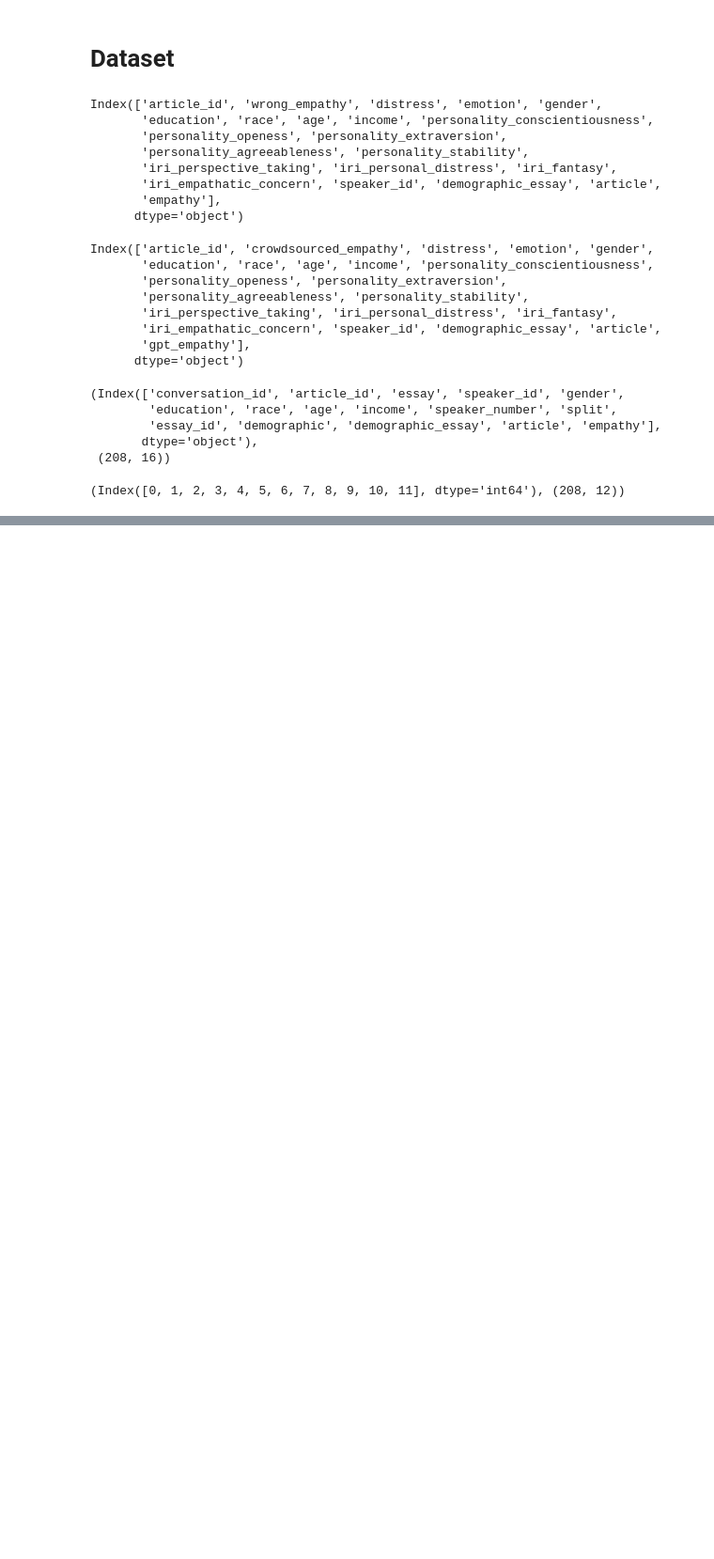
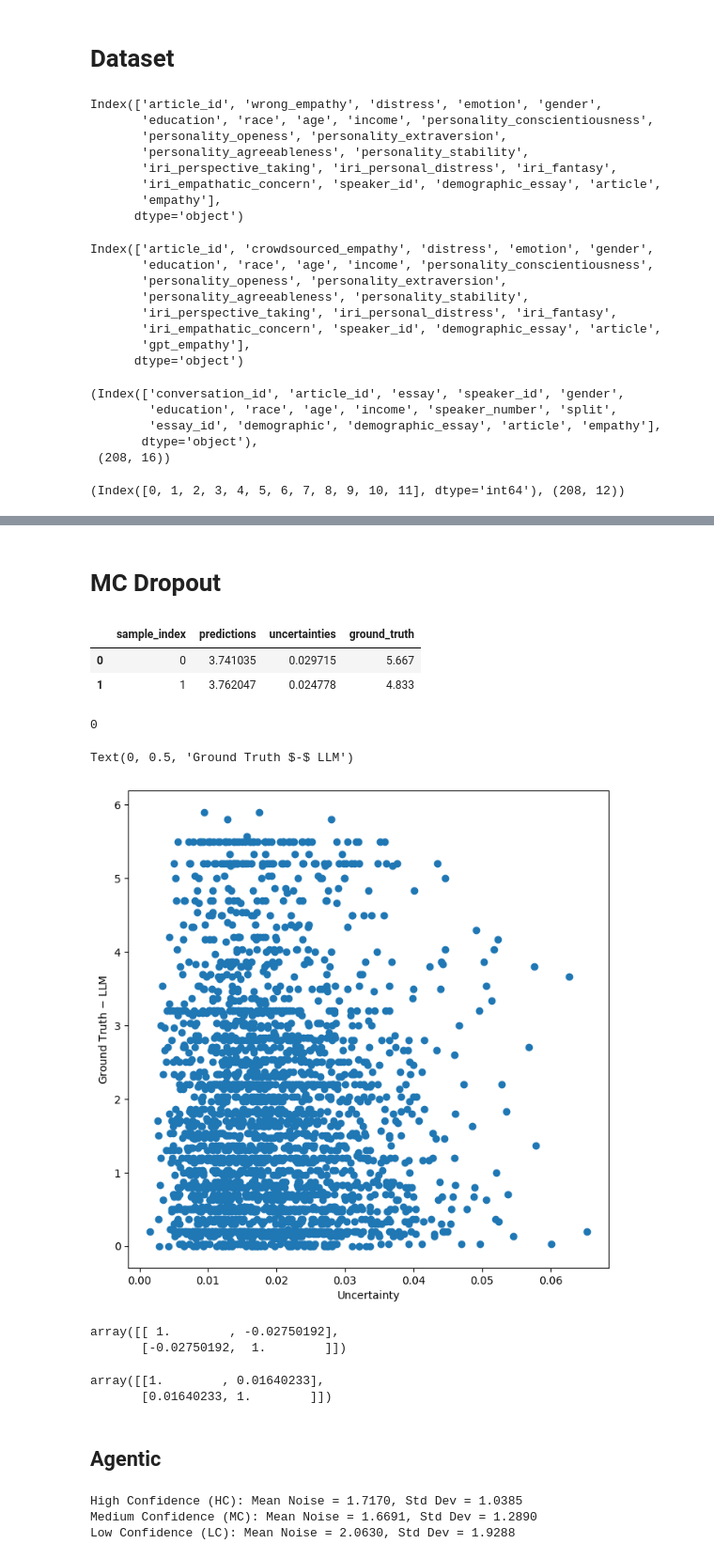
Before and after one commit to hasan-rakibul/LLMPathy, a Jupyter notebook: src/scratch.ipynb, the cells around one changed output, grey strips where cells are left out. Shown at 94% size. Cells and saved outputs as stored; diff of their text form; code cells hidden in the pictures; blank space fills up the shorter version.

Commit message:
agentic works somewhat

```diff
--- a/src/scratch.ipynb
+++ b/src/scratch.ipynb
@@ -57,0 +137,40 @@ dev_gpt.to_csv('../data/v3_dev_gpt.tsv', sep='\t', index=False)
+# %% [markdown]
+# MC Dropout
+# %%
+unc = pd.read_csv("../logs/20240903_215551_DetectNoiseLabels_MCD_No_LoRA/mc_dropout_noisy_samples.csv")
+unc.head(2)
+# %% [output]
+|  | sample_index | predictions | uncertainties | ground_truth |
+| 0 | 0 | 3.741035 | 0.029715 | 5.667 |
+| 1 | 1 | 3.762047 | 0.024778 | 4.833 |
+# %%
+unc["sample_index"].duplicated().sum()
+# %% [output]
+0
+# %%
+unc = unc.sort_values('sample_index').set_index('sample_index')
+# %%
+train_df = pd.read_csv('../data/v2_v3_train.tsv', sep='\t')
+# %%
+residual_llm =  np.abs(train_df["crowdsourced_empathy"]-train_df["gpt_empathy"])
+# %%
+plt.figure(figsize=(8, 8))
+plt.scatter(unc["uncertainties"], residual_llm)
+plt.xlabel("Uncertainty")
+plt.ylabel("Ground Truth $-$ LLM")
+# plt.savefig(os.path.join(logging_dir, "label_noise.png"), bbox_inches='tight')
+# %% [output]
+Text(0, 0.5, 'Ground Truth $-$ LLM')
+[figure, added]
+# %%
+np.corrcoef(unc["uncertainties"], residual_llm)
+# %% [output]
+array([[ 1.        , -0.02750192],
+       [-0.02750192,  1.        ]])
+# %%
+np.corrcoef(unc["ground_truth"], unc["predictions"])
+# %% [output]
+array([[1.        , 0.01640233],
+       [0.01640233, 1.        ]])
+# %% [markdown]
+## Agentic
@@ -57,0 +183,22 @@ dev_gpt.to_csv('../data/v3_dev_gpt.tsv', sep='\t', index=False)
+# %%
+# Calculate the noise (absolute difference between gpt_empathy and crowdsource_empathy)
+train_df['noise'] = abs(train_df['gpt_empathy'] - train_df['crowdsourced_empathy'])
+
+# Extract noise values for HC, MC, and LC groups
+hc_noise = train_df.loc[hc, 'noise']
+mc_noise = train_df.loc[mc, 'noise']
+lc_noise = train_df.loc[lc, 'noise']
+
+# Calculate the mean and standard deviation of the noise in each group
+hc_mean, hc_std = hc_noise.mean(), hc_noise.std()
+mc_mean, mc_std = mc_noise.mean(), mc_noise.std()
+lc_mean, lc_std = lc_noise.mean(), lc_noise.std()
+
+# Print out the results
+print(f"High Confidence (HC): Mean Noise = {hc_mean:.4f}, Std Dev = {hc_std:.4f}")
+print(f"Medium Confidence (MC): Mean Noise = {mc_mean:.4f}, Std Dev = {mc_std:.4f}")
+print(f"Low Confidence (LC): Mean Noise = {lc_mean:.4f}, Std Dev = {lc_std:.4f}")
+# %% [output]
+High Confidence (HC): Mean Noise = 1.7170, Std Dev = 1.0385
+Medium Confidence (MC): Mean Noise = 1.6691, Std Dev = 1.2890
+Low Confidence (LC): Mean Noise = 2.0630, Std Dev = 1.9288
```
Also changed, not shown: parts of 21 cells of this notebook, 14 other files.
